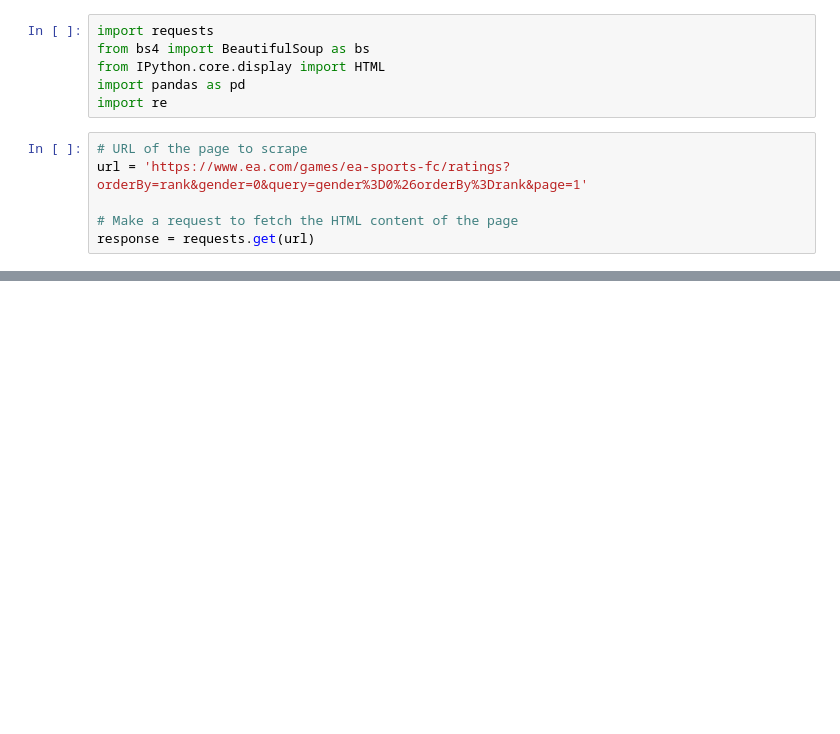
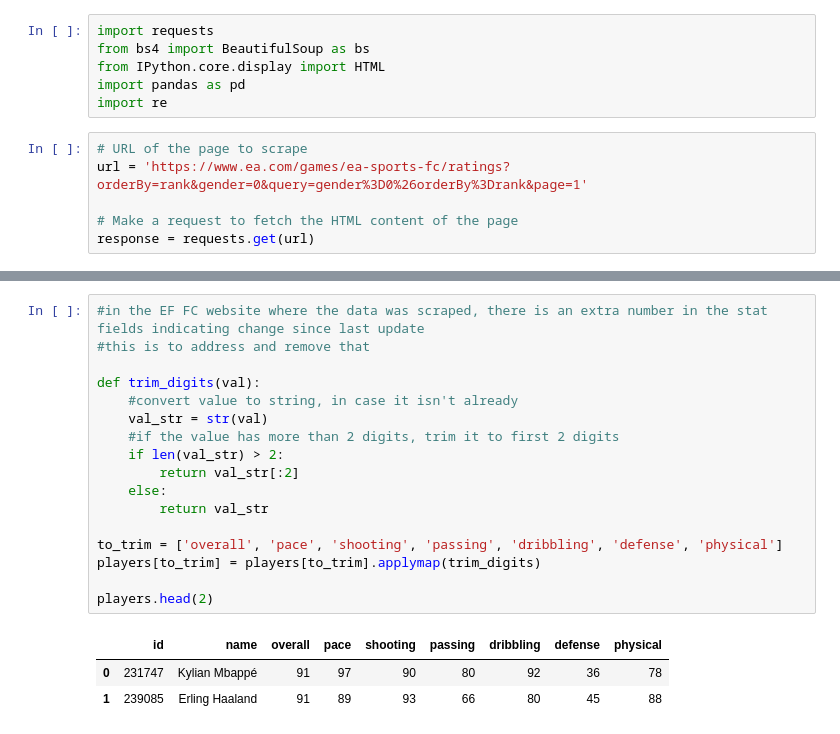
Before and after one commit to jamorgan8/COACH_GPT4_EA_FC, a Jupyter notebook: Notebooks/Player_Key_Scrape.ipynb, the cells around one changed output, grey strips where cells are left out. Cells and saved outputs as stored; diff of their text form; blank space fills up the shorter version.

```diff
--- a/Notebooks/Player_Key_Scrape.ipynb
+++ b/Notebooks/Player_Key_Scrape.ipynb
@@ -76,0 +210,21 @@ Processing page: 60
+# %%
+#in the EF FC website where the data was scraped, there is an extra number in the stat fields indicating change since last update
+#this is to address and remove that
+
+def trim_digits(val):
+    #convert value to string, in case it isn't already
+    val_str = str(val)
+    #if the value has more than 2 digits, trim it to first 2 digits
+    if len(val_str) > 2:
+        return val_str[:2]
+    else:
+        return val_str
+
+to_trim = ['overall', 'pace', 'shooting', 'passing', 'dribbling', 'defense', 'physical']
+players[to_trim] = players[to_trim].applymap(trim_digits)
+
+players.head(2)
+# %% [output]
+|  | id | name | overall | pace | shooting | passing | dribbling | defense | physical |
+| 0 | 231747 | Kylian Mbappé | 91 | 97 | 90 | 80 | 92 | 36 | 78 |
+| 1 | 239085 | Erling Haaland | 91 | 89 | 93 | 66 | 80 | 45 | 88 |
```
Also changed, not shown: parts of 8 cells of this notebook, 2 other files.
